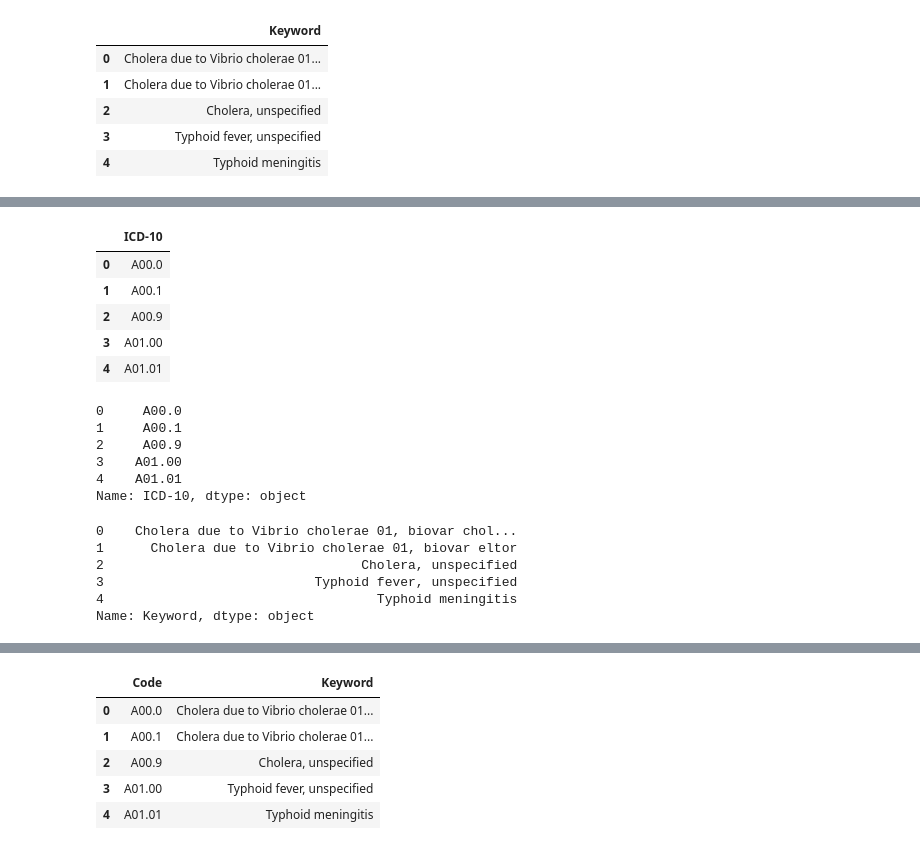
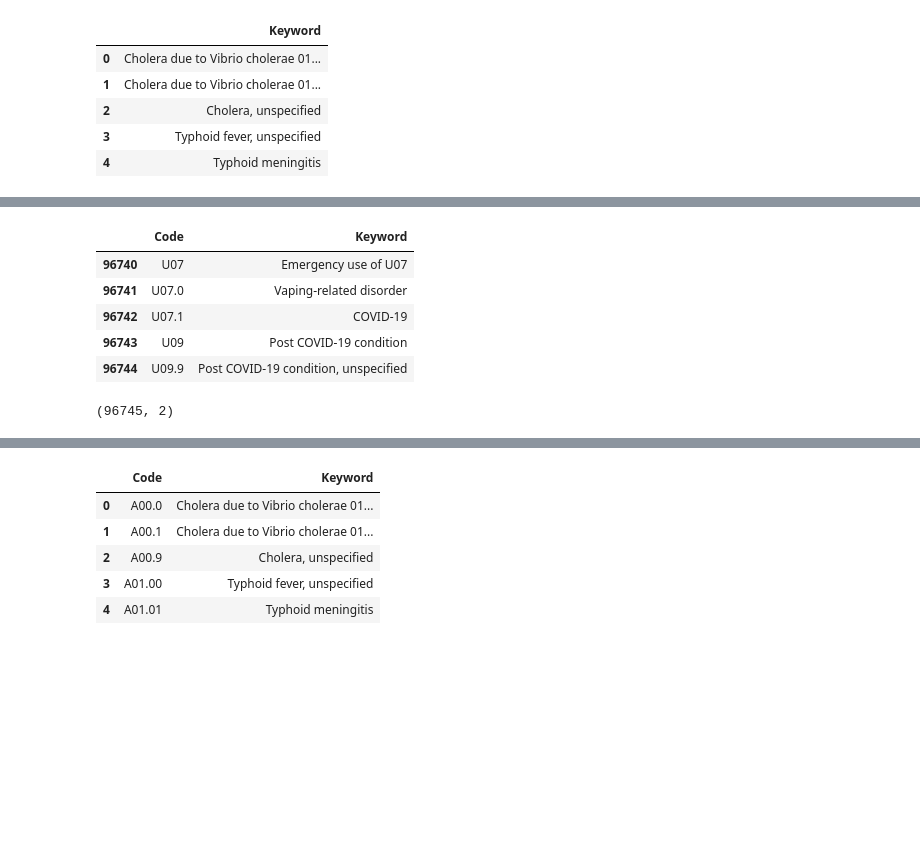
Before and after one commit to rahiakela/nlp-research-and-practice, a Jupyter notebook: text-similarity-works/building_icd_code_patterns.ipynb, the cells around one changed output, grey strips where cells are left out. Saved outputs shown, nothing was run; the diff lists cells and outputs as text; code cells hidden in the pictures; blank space fills up the shorter version.

```diff
--- a/text-similarity-works/building_icd_code_patterns.ipynb
+++ b/text-similarity-works/building_icd_code_patterns.ipynb
@@ -153,3 +153,8 @@ data_keyword_df.head()
 | 2 | Cholera, unspecified |
 | 3 | Typhoid fever, unspecified |
 | 4 | Typhoid meningitis |
+# %%
+data = pd.read_excel("icd10cm-order-2023_rahi.xlsx")
+keyword_df = pd.DataFrame(data)
+print(len(keyword_df))
+keyword_df.head()
@@ -155,0 +169,4 @@ data_keyword_df.head()
+# %%
+code_df = pd.read_csv("icd_10_codes-v3.csv")
+print(len(code_df))
+code_df.tail()
@@ -156 +181,15 @@ data_keyword_df.head()
+# %%
+icd_code_kerword_df = pd.DataFrame().assign(Code=code_df['Code'], Keyword=keyword_df['Keyword'])
+icd_code_kerword_df.tail()
+# %% [output]
+|  | Code | Keyword |
+| 96740 | U07 | Emergency use of U07 |
+| 96741 | U07.0 | Vaping-related disorder |
+| 96742 | U07.1 | COVID-19 |
+| 96743 | U09 | Post COVID-19 condition |
+| 96744 | U09.9 | Post COVID-19 condition, unspecified |
+# %%
+icd_code_kerword_df.shape
+# %% [output]
+(96745, 2)
 # %%
@@ -158,28 +196,0 @@ data_keyword_df.to_csv("icd_10_keywords.csv", index=False)
-# %%
-data_code_df = pd.read_csv("icd_10_codes.csv")
-data_code_df.head()
-# %% [output]
-|  | ICD-10 |
-| 0 | A00.0 |
-| 1 | A00.1 |
-| 2 | A00.9 |
-| 3 | A01.00 |
-| 4 | A01.01 |
-# %%
-data_code_df["ICD-10"].head()
-# %% [output]
-0     A00.0
-1     A00.1
-2     A00.9
-3    A01.00
-4    A01.01
-Name: ICD-10, dtype: object
-# %%
-data_keyword_df["Keyword"].head()
-# %% [output]
-0    Cholera due to Vibrio cholerae 01, biovar chol...
-1      Cholera due to Vibrio cholerae 01, biovar eltor
-2                                 Cholera, unspecified
-3                           Typhoid fever, unspecified
-4                                   Typhoid meningitis
-Name: Keyword, dtype: object
```
Also changed, not shown: parts of 6 cells of this notebook.
